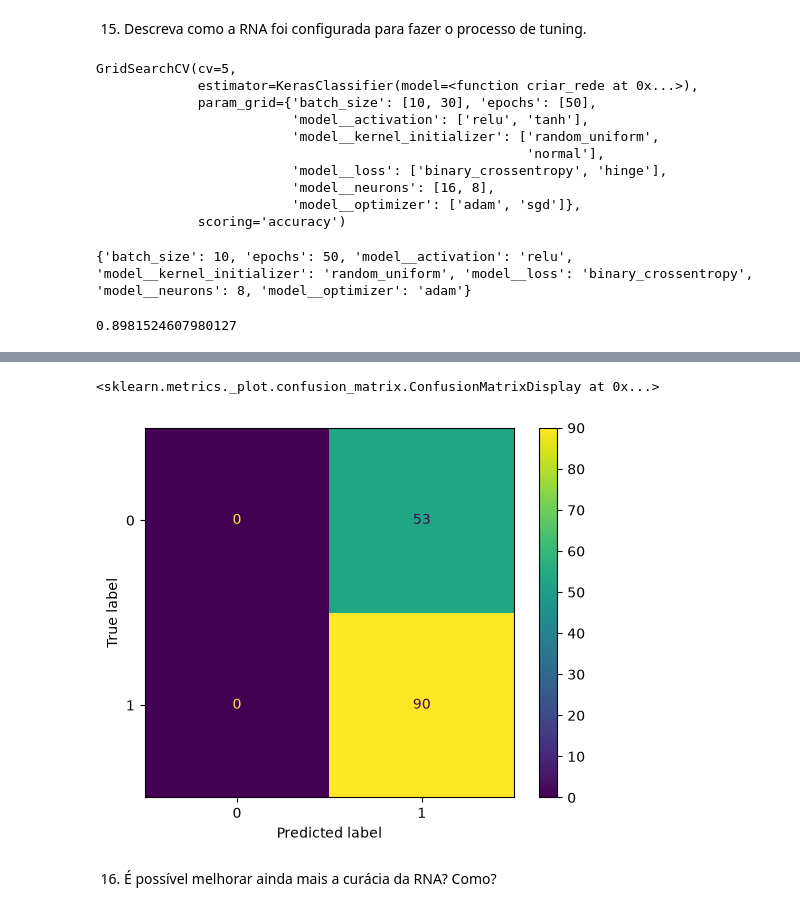
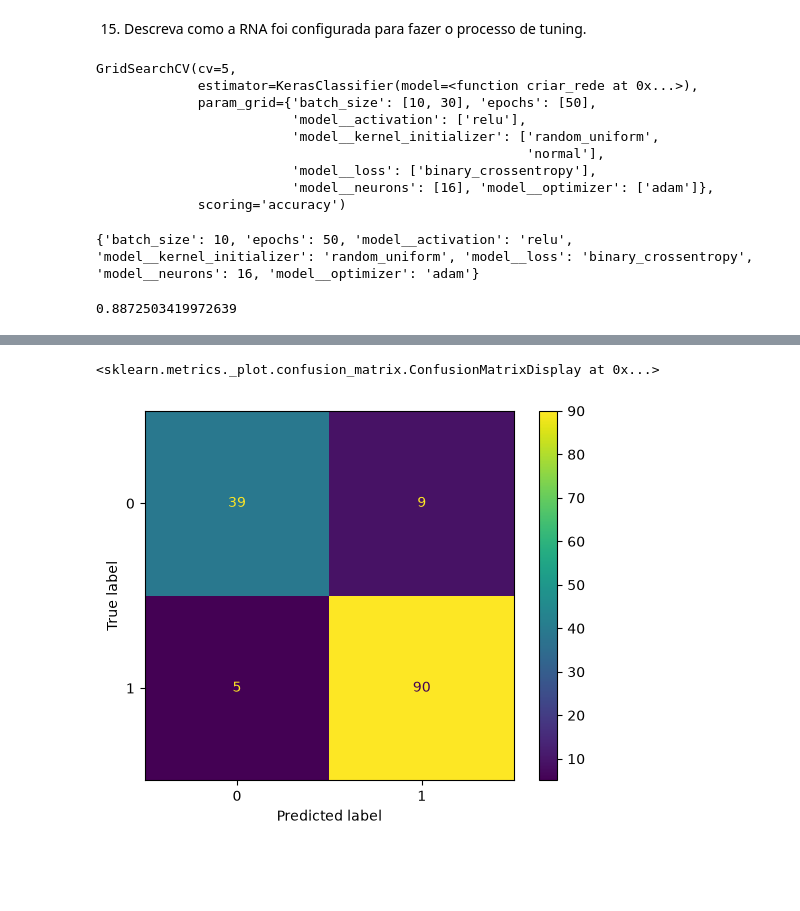
Before and after one commit to lemuel-manske/notebooks, a Jupyter notebook: furb/ml/trabalho_4_parte_1.ipynb, the cells around one changed output, grey strips where cells are left out. Cells and saved outputs as stored; diff of their text form; code cells hidden in the pictures; blank space fills up the shorter version.

```diff
--- a/furb/ml/trabalho_4_parte_1.ipynb
+++ b/furb/ml/trabalho_4_parte_1.ipynb
@@ -590,15 +573,15 @@ parametros = {
 # %%
 # caso tiver problema com a configuração anterior, testar essa
 
-# parametros = {
-#     'batch_size': [10, 30],
-#     'epochs': [50],
-#     'model__optimizer': ['adam'],
-#     'model__loss': ['binary_crossentropy'],
-#     'model__kernel_initializer': ['random_uniform', 'normal'],
-#     'model__activation': ['relu'],
-#     'model__neurons': [16]
-# }
+parametros = {
+    'batch_size': [10, 30],
+    'epochs': [50],
+    'model__optimizer': ['adam'],
+    'model__loss': ['binary_crossentropy'],
+    'model__kernel_initializer': ['random_uniform', 'normal'],
+    'model__activation': ['relu'],
+    'model__neurons': [16, 8]
+}
 # %%
 from sklearn.model_selection import GridSearchCV
 
@@ -609,44 +592,38 @@ grid_search = GridSearchCV(
     cv = 5
 )
 # %%
-grid_search = grid_search.fit(X, Y)
+grid_search = grid_search.fit(X_treinamento, y_treinamento)
 # %%
 print(grid_search)
 # %% [output]
 GridSearchCV(cv=5,
              estimator=KerasClassifier(model=<function criar_rede at 0x...>),
              param_grid={'batch_size': [10, 30], 'epochs': [50],
-                         'model__activation': ['relu', 'tanh'],
+                         'model__activation': ['relu'],
                          'model__kernel_initializer': ['random_uniform',
                                                        'normal'],
-                         'model__loss': ['binary_crossentropy', 'hinge'],
-                         'model__neurons': [16, 8],
-                         'model__optimizer': ['adam', 'sgd']},
+                         'model__loss': ['binary_crossentropy'],
+                         'model__neurons': [16], 'model__optimizer': ['adam']},
              scoring='accuracy')
 # %%
 melhores_parametros = grid_search.best_params_
 print(melhores_parametros)
 # %% [output]
-{'batch_size': 10, 'epochs': 50, 'model__activation': 'relu', 'model__kernel_initializer': 'random_uniform', 'model__loss': 'binary_crossentropy', 'model__neurons': 8, 'model__optimizer': 'adam'}
+{'batch_size': 10, 'epochs': 50, 'model__activation': 'relu', 'model__kernel_initializer': 'random_uniform', 'model__loss': 'binary_crossentropy', 'model__neurons': 16, 'model__optimizer': 'adam'}
 # %%
 melhor_precisao = grid_search.best_score_
 print(melhor_precisao)
 # %% [output]
-0.8981524607980127
+0.8872503419972639
 # %%
-melhor_modelo = criar_rede(
-    optimizer = melhores_parametros['model__optimizer'],
-    loss = melhores_parametros['model__loss'],
-    kernel_initializer = melhores_parametros['model__kernel_initializer'],
-    activation = melhores_parametros['model__activation'],
-    neurons = melhores_parametros['model__neurons']
-)
+melhor_modelo = grid_search.best_estimator_
 
 from sklearn.metrics import confusion_matrix, ConfusionMatrixDisplay
 
 y_pred = melhor_modelo.predict(X_teste)
-y_pred = (y_pred > 0.5)
 
-m = ConfusionMatrixDisplay(confusion_matrix(y_teste, y_pred))
+m = ConfusionMatrixDisplay(
+    confusion_matrix(y_teste, y_pred)
+)
 m.plot()
 # %% [output]
@@ -654,4 +631,2 @@ m.plot()
 <sklearn.metrics._plot.confusion_matrix.ConfusionMatrixDisplay at 0x...>
-[figure, old version]
+[figure, new version]
-# %% [markdown]
-16) É possível melhorar ainda mais a curácia da RNA? Como?
```
Also changed, not shown: parts of 20 cells of this notebook.
